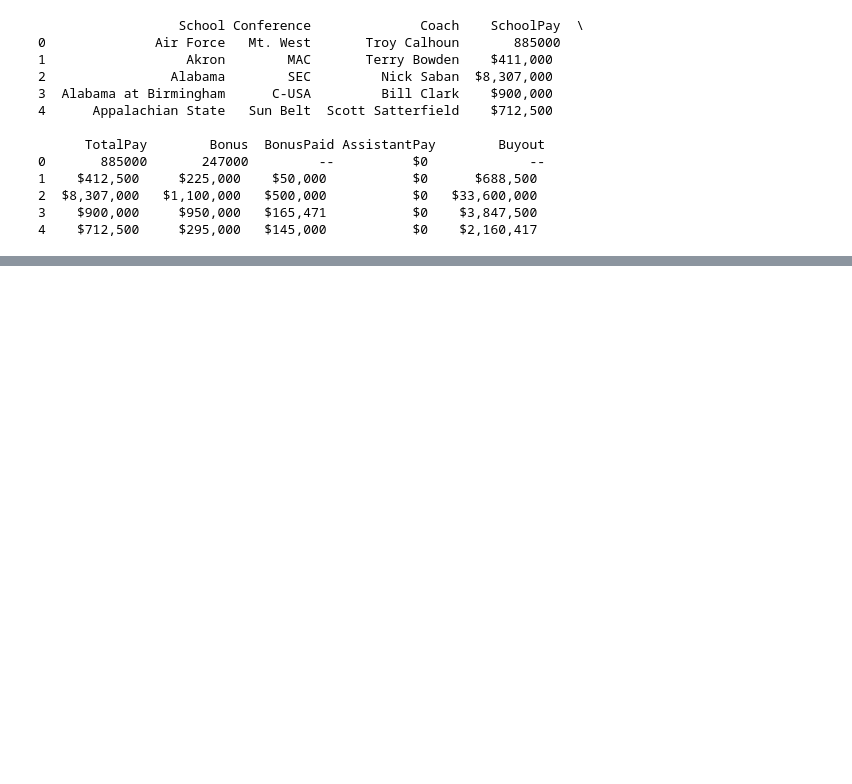
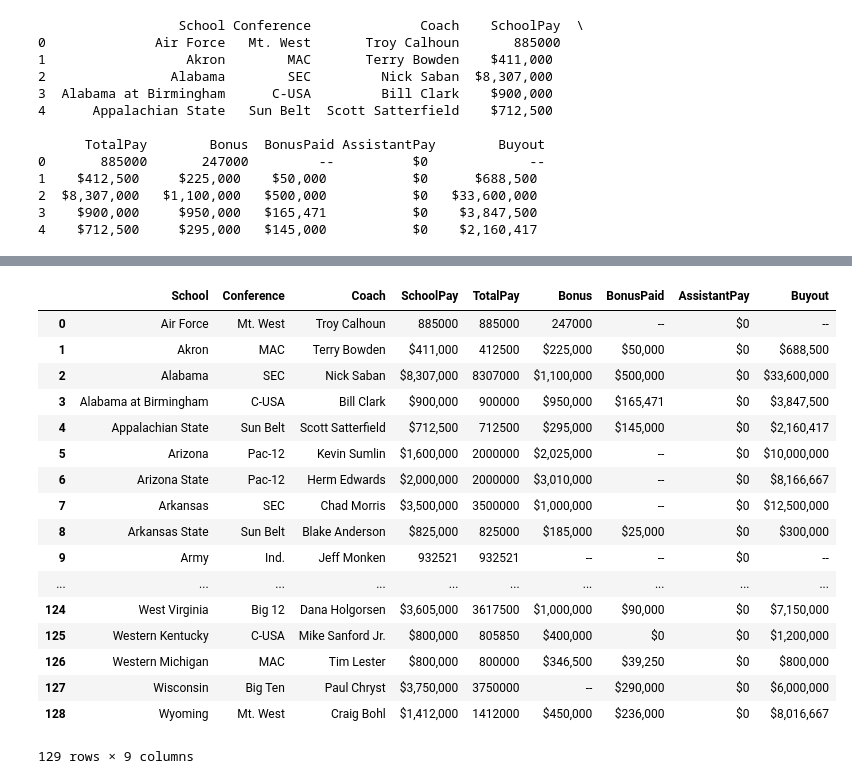
Before and after one commit to PierreCasco/lab-3, a Jupyter notebook: Lab_3.ipynb, the cells around one changed output, grey strips where cells are left out. Drawn from its saved outputs; the diff is of its cells as text; code cells hidden in the pictures; blank space fills up the shorter version.

```diff
--- a/Lab_3.ipynb
+++ b/Lab_3.ipynb
@@ -31,0 +110,21 @@ print(df.head(5))
+# %%
+df
+# %% [output]
+|  | School | Conference | Coach | SchoolPay | TotalPay | Bonus | BonusPaid | AssistantPay | Buyout |
+| 0 | Air Force | Mt. West | Troy Calhoun | 885000 | 885000 | 247000 | -- | $0 | -- |
+| 1 | Akron | MAC | Terry Bowden | $411,000 | 412500 | $225,000 | $50,000 | $0 | $688,500 |
+| 2 | Alabama | SEC | Nick Saban | $8,307,000 | 8307000 | $1,100,000 | $500,000 | $0 | $33,600,000 |
+| 3 | Alabama at Birmingham | C-USA | Bill Clark | $900,000 | 900000 | $950,000 | $165,471 | $0 | $3,847,500 |
+| 4 | Appalachian State | Sun Belt | Scott Satterfield | $712,500 | 712500 | $295,000 | $145,000 | $0 | $2,160,417 |
+| 5 | Arizona | Pac-12 | Kevin Sumlin | $1,600,000 | 2000000 | $2,025,000 | -- | $0 | $10,000,000 |
+| 6 | Arizona State | Pac-12 | Herm Edwards | $2,000,000 | 2000000 | $3,010,000 | -- | $0 | $8,166,667 |
+| 7 | Arkansas | SEC | Chad Morris | $3,500,000 | 3500000 | $1,000,000 | -- | $0 | $12,500,000 |
+| 8 | Arkansas State | Sun Belt | Blake Anderson | $825,000 | 825000 | $185,000 | $25,000 | $0 | $300,000 |
+| 9 | Army | Ind. | Jeff Monken | 932521 | 932521 | -- | -- | $0 | -- |
+| ... | ... | ... | ... | ... | ... | ... | ... | ... | ... |
+| 124 | West Virginia | Big 12 | Dana Holgorsen | $3,605,000 | 3617500 | $1,000,000 | $90,000 | $0 | $7,150,000 |
+| 125 | Western Kentucky | C-USA | Mike Sanford Jr. | $800,000 | 805850 | $400,000 | $0 | $0 | $1,200,000 |
+| 126 | Western Michigan | MAC | Tim Lester | $800,000 | 800000 | $346,500 | $39,250 | $0 | $800,000 |
+| 127 | Wisconsin | Big Ten | Paul Chryst | $3,750,000 | 3750000 | -- | $290,000 | $0 | $6,000,000 |
+| 128 | Wyoming | Mt. West | Craig Bohl | $1,412,000 | 1412000 | $450,000 | $236,000 | $0 | $8,016,667 |
+129 rows × 9 columns
```
Also changed, not shown: parts of 5 cells of this notebook.
